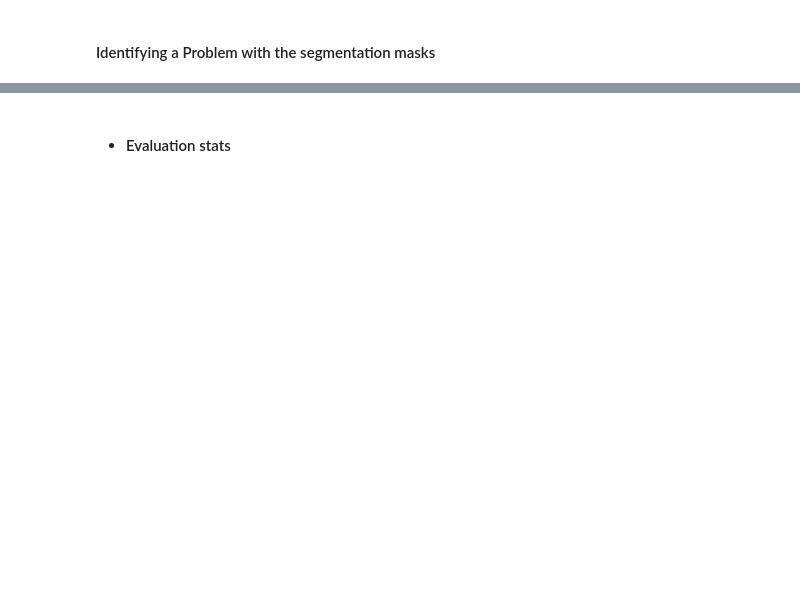
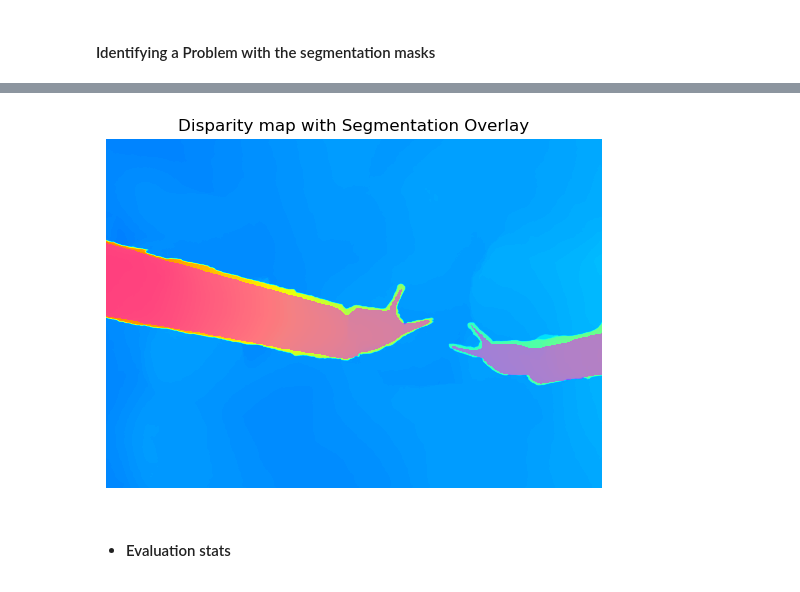
Before and after one commit to ONS-BOUSBIH/robotic-surgical-vision-thesis, a Jupyter notebook: notebooks/metrics_evaluation/setero_matching_evaluation_raftstereo.ipynb, the cells around one changed output, grey strips where cells are left out. Cells and saved outputs as stored; diff of their text form; code cells hidden in the pictures; blank space fills up the shorter version.

```diff
--- a/notebooks/metrics_evaluation/setero_matching_evaluation_raftstereo.ipynb
+++ b/notebooks/metrics_evaluation/setero_matching_evaluation_raftstereo.ipynb
@@ -128,2 +125,11 @@ plt.show()
+# %%
+plt.imshow(disp_l, cmap='jet', vmin=0, vmax=190)
+masked_data = np.ma.masked_where(eroded_mask == 0, eroded_mask)
+plt.imshow(masked_data, cmap='spring', alpha=0.5)
+plt.title('Disparity map with Segmentation Overlay')
+plt.axis('off')
+plt.show()
+# %% [output]
+[figure, added]
 # %%
 # Plot 3D reconstruction
```
Also changed, not shown: parts of 22 cells of this notebook, 2 other files.
